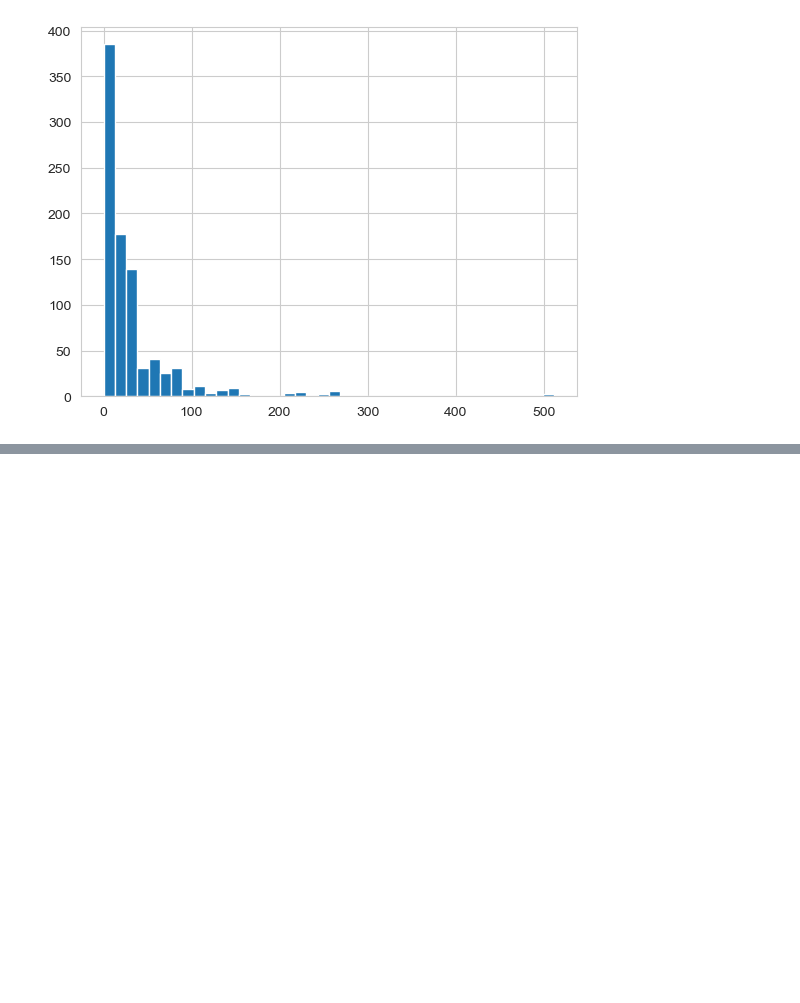
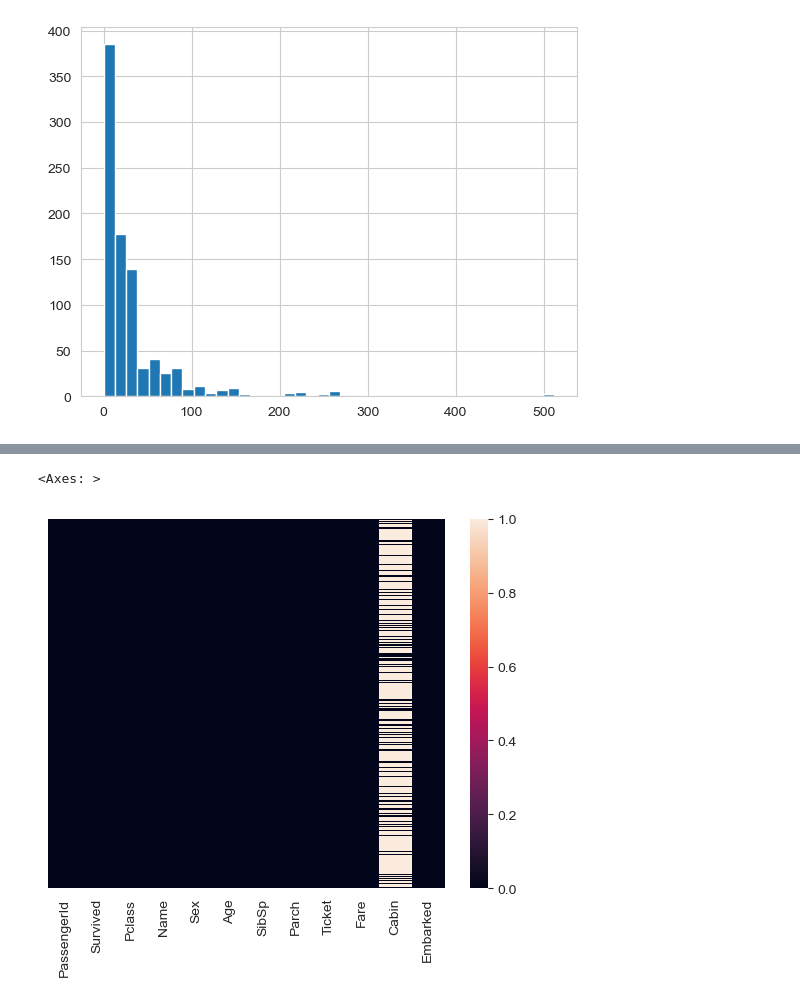
Before and after one commit to joharkhan99/Data-Science-Crash-Course, a Jupyter notebook: Machine_Learning/Logistic_Regression/Logistic Regression.ipynb, the cells around one changed output, grey strips where cells are left out. Saved outputs shown, nothing was run; the diff lists cells and outputs as text; code cells hidden in the pictures; blank space fills up the shorter version.

```diff
--- a/Machine_Learning/Logistic_Regression/Logistic Regression.ipynb
+++ b/Machine_Learning/Logistic_Regression/Logistic Regression.ipynb
@@ -89,0 +97,25 @@ train['Fare'].iplot(kind='hist', bins=40)
+# %%
+# alot of values in age are empty. so we will fill them
+# with avergae age by every passenger class(Pclass)
+
+def impute_age(cols):
+    Age = cols[0]
+    Pclass = cols[1]
+
+    if pd.isnull(Age):
+
+        if Pclass == 1:
+            return round(train.loc[train['Pclass'] == 1]['Age'].mean())
+        elif Pclass == 2:
+            return round(train.loc[train['Pclass'] == 2]['Age'].mean())
+        else:
+            return round(train.loc[train['Pclass'] == 3]['Age'].mean())
+    else:
+        return Age
+# %%
+train['Age'] = train[['Age', 'Pclass']].apply(impute_age, axis=1)
+# %%
+sns.heatmap(train.isnull(), yticklabels=False)
+# %% [output]
+<Axes: >
+[figure, added]
```
Also changed, not shown: parts of 28 cells of this notebook.
